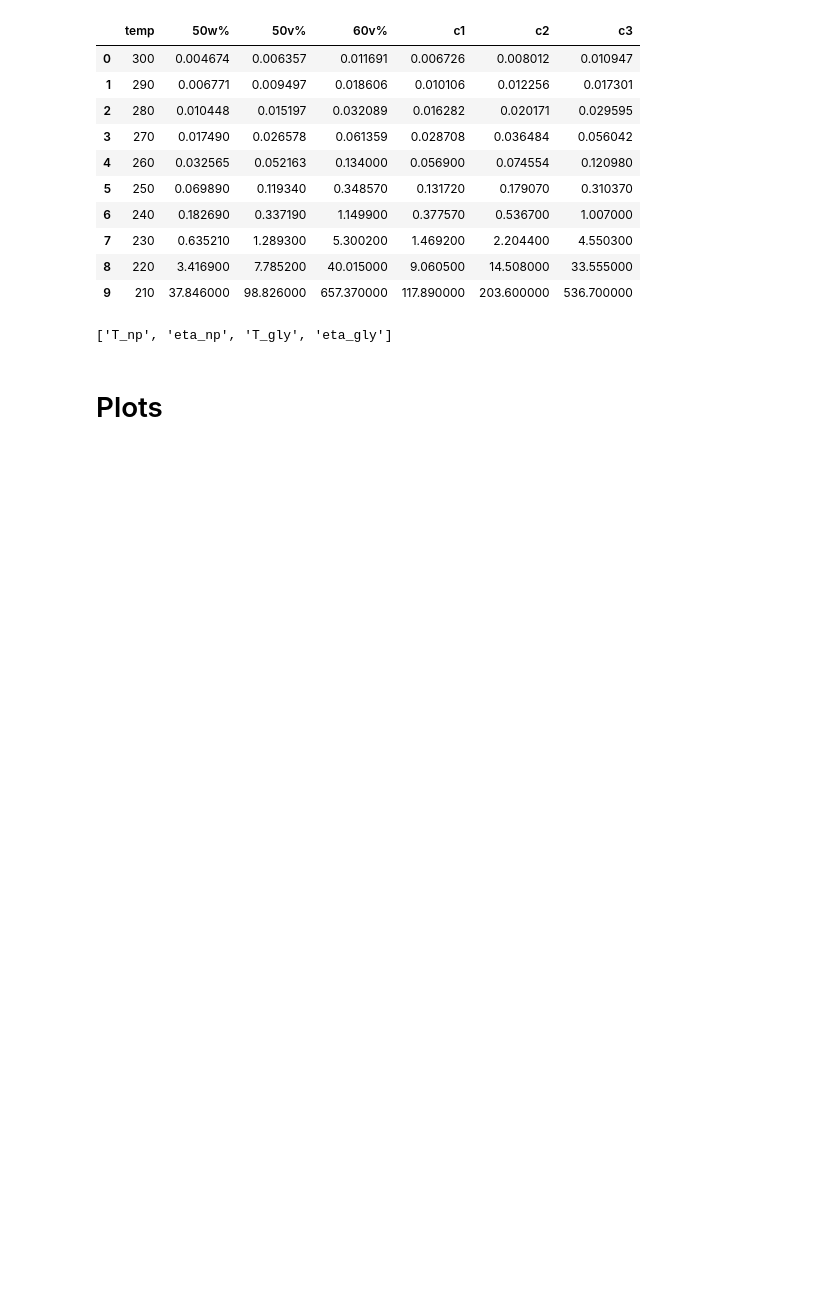
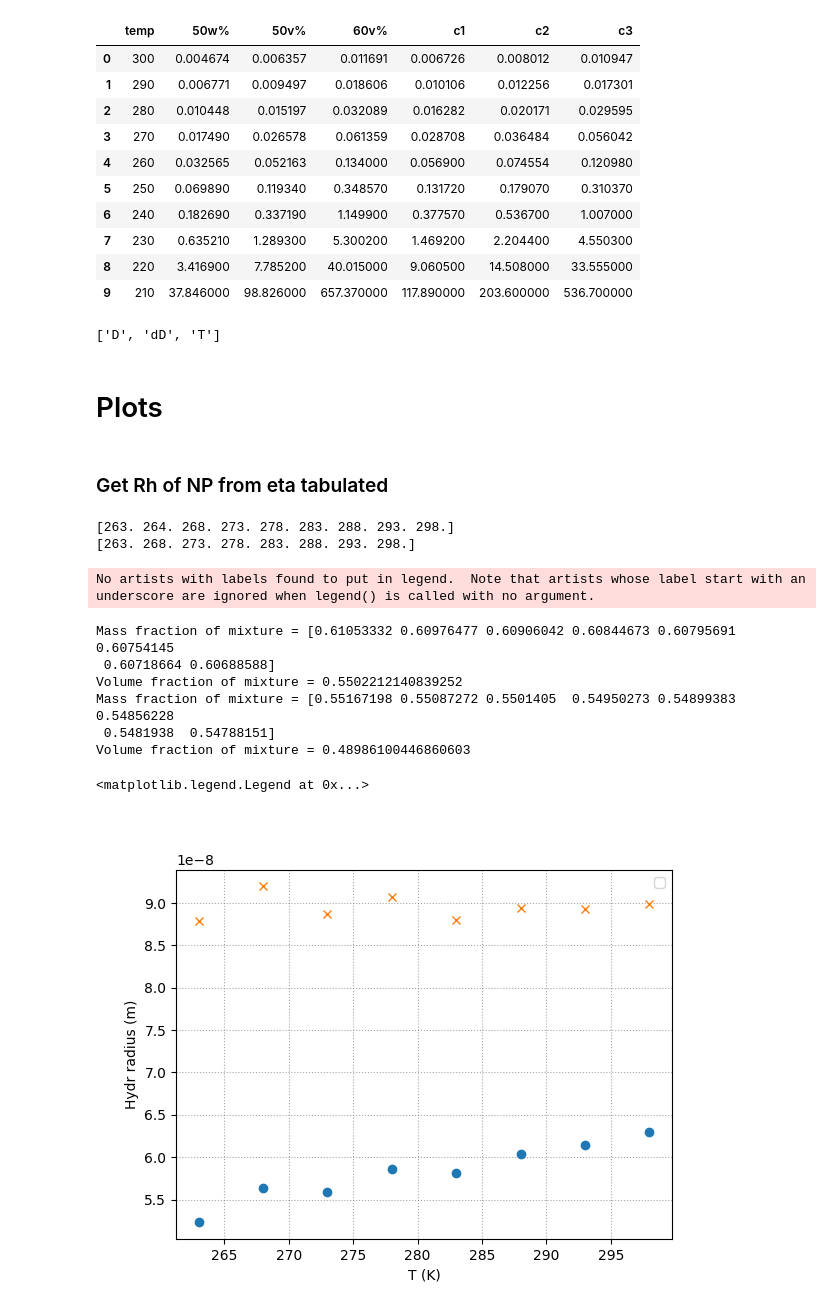
Before and after one commit to maddalenabin/id10-ferritin-2022, a Jupyter notebook: 01-notebooks/12-viscosity.ipynb, the cells around one changed output. Drawn from its saved outputs; the diff is of its cells as text; code cells hidden in the pictures; blank space fills up the shorter version.

```diff
--- a/01-notebooks/12-viscosity.ipynb
+++ b/01-notebooks/12-viscosity.ipynb
@@ -84,7 +96,64 @@ etas#['50w%']
 # %%
 f = np.load("../03-source/viscosity_NP.npz") # 23 mol% = 50 w% = 44 v%
-f.files
+f_dls = np.load("../03-source/dls_NP_23mol.npz") # 23 mol% = 50 w% = 44 v%
+f_dls.files
 # %% [output]
-['T_np', 'eta_np', 'T_gly', 'eta_gly']
+['D', 'dD', 'T']
 # %% [markdown]
 # Plots
+# %% [markdown]
+### Get Rh of NP from eta tabulated
+# %%
+print(f_dls['T'])
+el_to_remove = np.array([264])
+
+f_dls_T = np.setdiff1d(f_dls['T'], el_to_remove)
+print(f_dls_T)
+# %% [output]
+[263. 264. 268. 273. 278. 283. 288. 293. 298.]
+[263. 268. 273. 278. 283. 288. 293. 298.]
+# %%
+f_dls_T_l = list(f_dls['T'])
+f_dls_T_l.pop(1)
+f_dls_T = np.array(f_dls_T_l)
+
+f_dls_D_l = list(f_dls['D'])
+f_dls_D_l.pop(1)
+f_dls_D = np.array(f_dls_D_l)
+
+
+f_dls_dD_l = list(f_dls['dD'])
+f_dls_dD_l.pop(1)
+f_dls_dD = np.array(f_dls_dD_l)
+# %%
+eta_dls = viscosity_glywater(f_dls_T - 273, weight_percent=0.607) # 19.2 #volume_percent=0.55) # Ns/m2
+
+Kb = 1.3806e-23 # J/K
+
+Rh_NP_DLS = f_dls_T * Kb / (6*np.pi * eta_dls * f_dls_D*1e-12)
+Rh_NP_DLS2 = f_dls_T * Kb / (6*np.pi * eta_dls2 * f_dls_D*1e-12)
+
+
+plt.figure()
+plt.plot(f_dls_T, Rh_NP_DLS, ls='', marker='o')
+plt.plot(f_dls_T, Rh_NP_DLS2, ls='', marker='x')
+
+# Rh_dls = np.mean(Rh_NP_DLS)
+# Rh2 = np.average(Rh_NP_DLS, weights=dRh_NP_DLS)
+
+# plt.axhline(y=50e-9, label=f'{Rh_dls:.1e} m')
+# plt.axhline(y=Rh2, label=f'{Rh2:.1e} m', c='r')
+# plt.errorbar(f_dls['T'], Rh_NP_DLS*1e9, dRh_NP_DLS*1e9, ls='', marker='o')
+plt.xlabel('T (K)')
+plt.ylabel('Hydr radius (m)')
+plt.legend()
+# %% [output]
+No artists with labels found to put in legend.  Note that artists whose label start with an underscore are ignored when legend() is called with no argument.
+Mass fraction of mixture = [0.61053332 0.60976477 0.60906042 0.60844673 0.60795691 0.60754145
+ 0.60718664 0.60688588]
+Volume fraction of mixture = 0.5502212140839252
+Mass fraction of mixture = [0.55167198 0.55087272 0.5501405  0.54950273 0.54899383 0.54856228
+ 0.5481938  0.54788151]
+Volume fraction of mixture = 0.48986100446860603
+<matplotlib.legend.Legend at 0x...>
+[figure, added]
```
Also changed, not shown: parts of 22 cells of this notebook, 3 other files.
